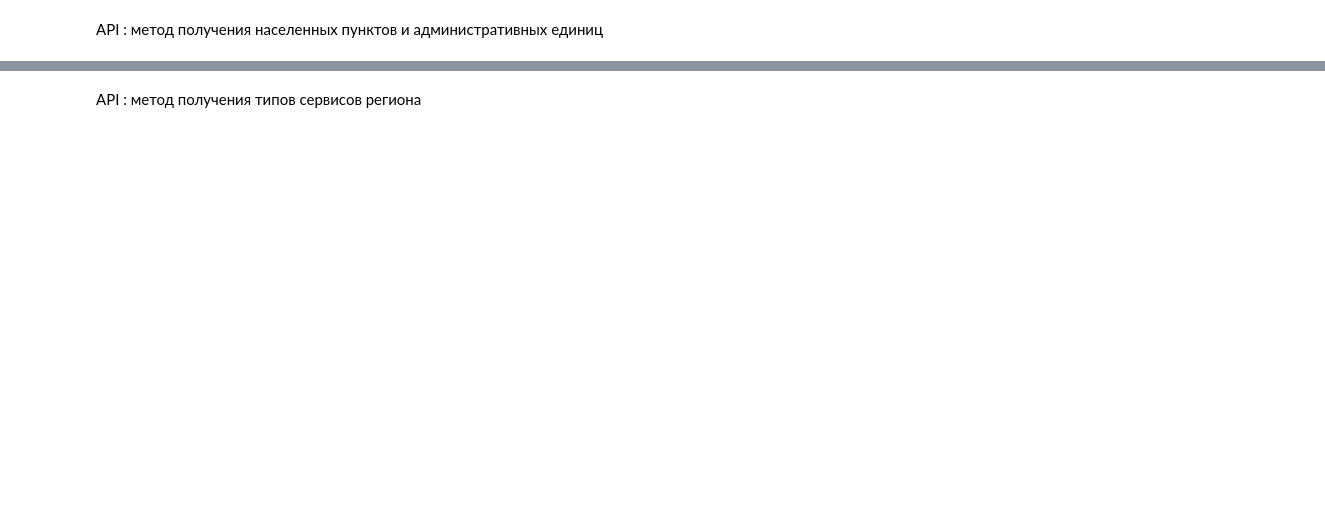
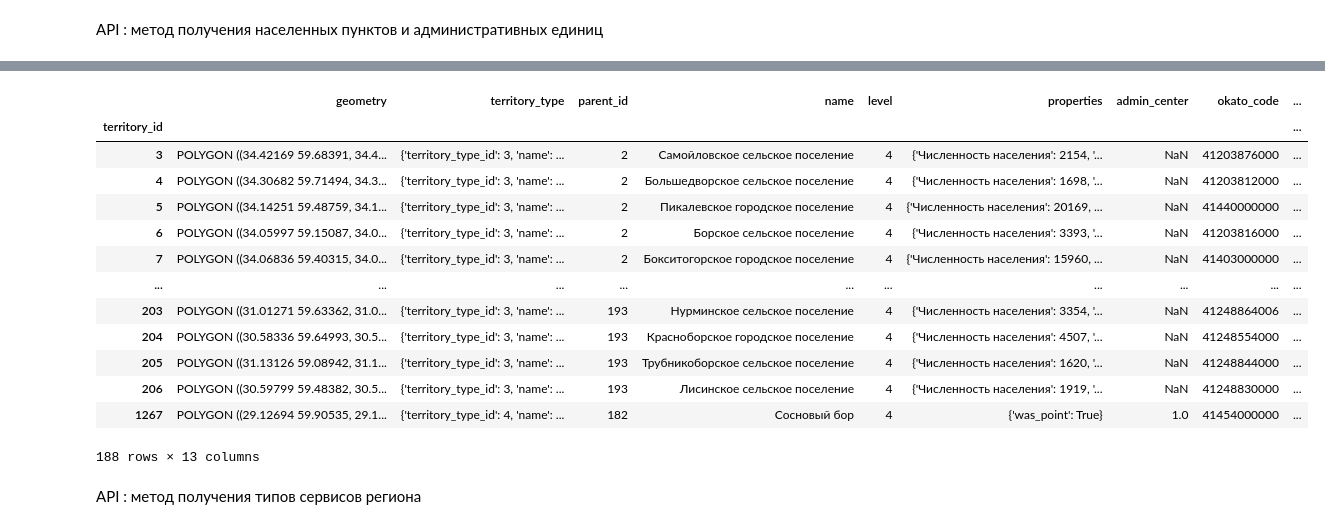
Before and after one commit to aimclub/blocksnet, a Jupyter notebook: examples/test.ipynb, the cells around one changed output, grey strips where cells are left out. Cells and saved outputs as stored; diff of their text form; code cells hidden in the pictures; blank space fills up the shorter version.

```diff
--- a/examples/test.ipynb
+++ b/examples/test.ipynb
@@ -32,3 +49,20 @@ adm_units[3].head()
+# %%
+gdfs[4]
+# %% [output]
+|  | geometry | territory_type | parent_id | name | level | properties | admin_center | okato_code | ... |
+| territory_id |  |  |  |  |  |  |  |  | ... |
+| 3 | POLYGON ((34.42169 59.68391, 34.4... | {'territory_type_id': 3, 'name': ... | 2 | Самойловское сельское поселение | 4 | {'Численность населения': 2154, '... | NaN | 41203876000 | ... |
+| 4 | POLYGON ((34.30682 59.71494, 34.3... | {'territory_type_id': 3, 'name': ... | 2 | Большедворское сельское поселение | 4 | {'Численность населения': 1698, '... | NaN | 41203812000 | ... |
+| 5 | POLYGON ((34.14251 59.48759, 34.1... | {'territory_type_id': 3, 'name': ... | 2 | Пикалевское городское поселение | 4 | {'Численность населения': 20169, ... | NaN | 41440000000 | ... |
+| 6 | POLYGON ((34.05997 59.15087, 34.0... | {'territory_type_id': 3, 'name': ... | 2 | Борское сельское поселение | 4 | {'Численность населения': 3393, '... | NaN | 41203816000 | ... |
+| 7 | POLYGON ((34.06836 59.40315, 34.0... | {'territory_type_id': 3, 'name': ... | 2 | Бокситогорское городское поселение | 4 | {'Численность населения': 15960, ... | NaN | 41403000000 | ... |
+| ... | ... | ... | ... | ... | ... | ... | ... | ... | ... |
+| 203 | POLYGON ((31.01271 59.63362, 31.0... | {'territory_type_id': 3, 'name': ... | 193 | Нурминское сельское поселение | 4 | {'Численность населения': 3354, '... | NaN | 41248864006 | ... |
+| 204 | POLYGON ((30.58336 59.64993, 30.5... | {'territory_type_id': 3, 'name': ... | 193 | Красноборское городское поселение | 4 | {'Численность населения': 4507, '... | NaN | 41248554000 | ... |
+| 205 | POLYGON ((31.13126 59.08942, 31.1... | {'territory_type_id': 3, 'name': ... | 193 | Трубникоборское сельское поселение | 4 | {'Численность населения': 1620, '... | NaN | 41248844000 | ... |
+| 206 | POLYGON ((30.59799 59.48382, 30.5... | {'territory_type_id': 3, 'name': ... | 193 | Лисинское сельское поселение | 4 | {'Численность населения': 1919, '... | NaN | 41248830000 | ... |
+| 1267 | POLYGON ((29.12694 59.90535, 29.1... | {'territory_type_id': 4, 'name': ... | 182 | Сосновый бор | 4 | {'was_point': True} | 1.0 | 41454000000 | ... |
+188 rows × 13 columns
 # %% [markdown]
 API : метод получения типов сервисов региона
 # %%
```
Also changed, not shown: parts of 5 cells of this notebook, 28 other files.
